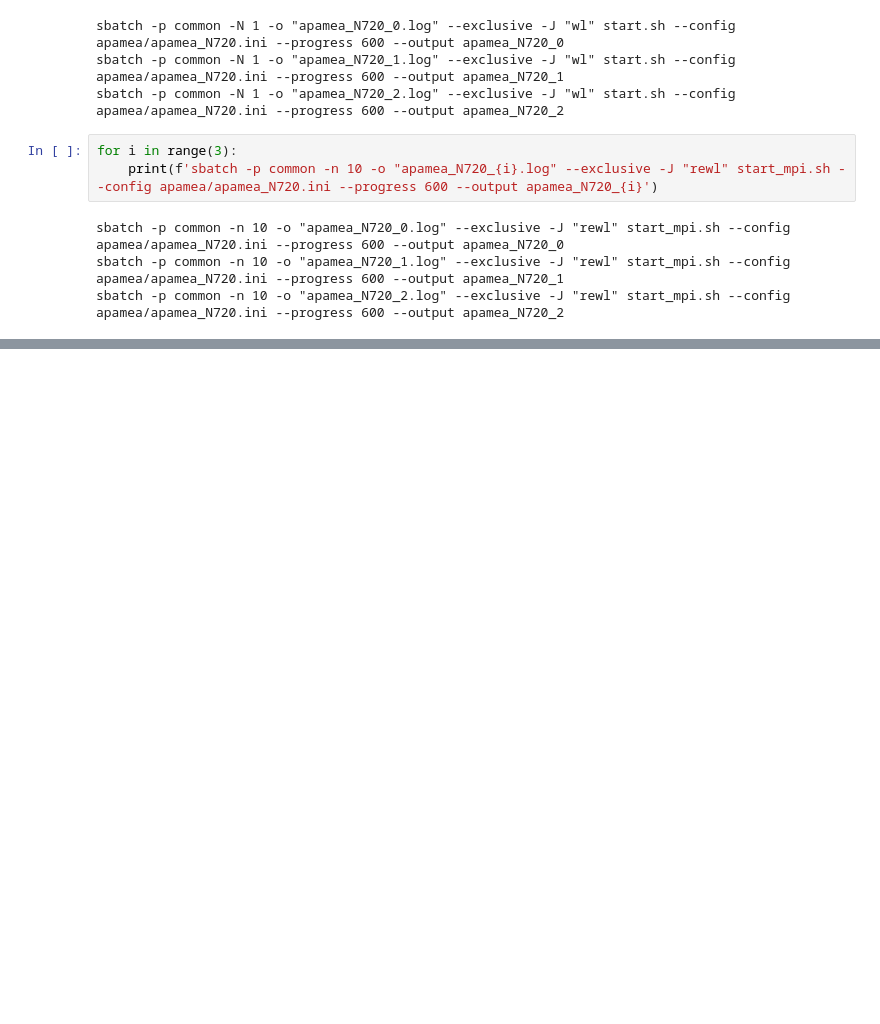
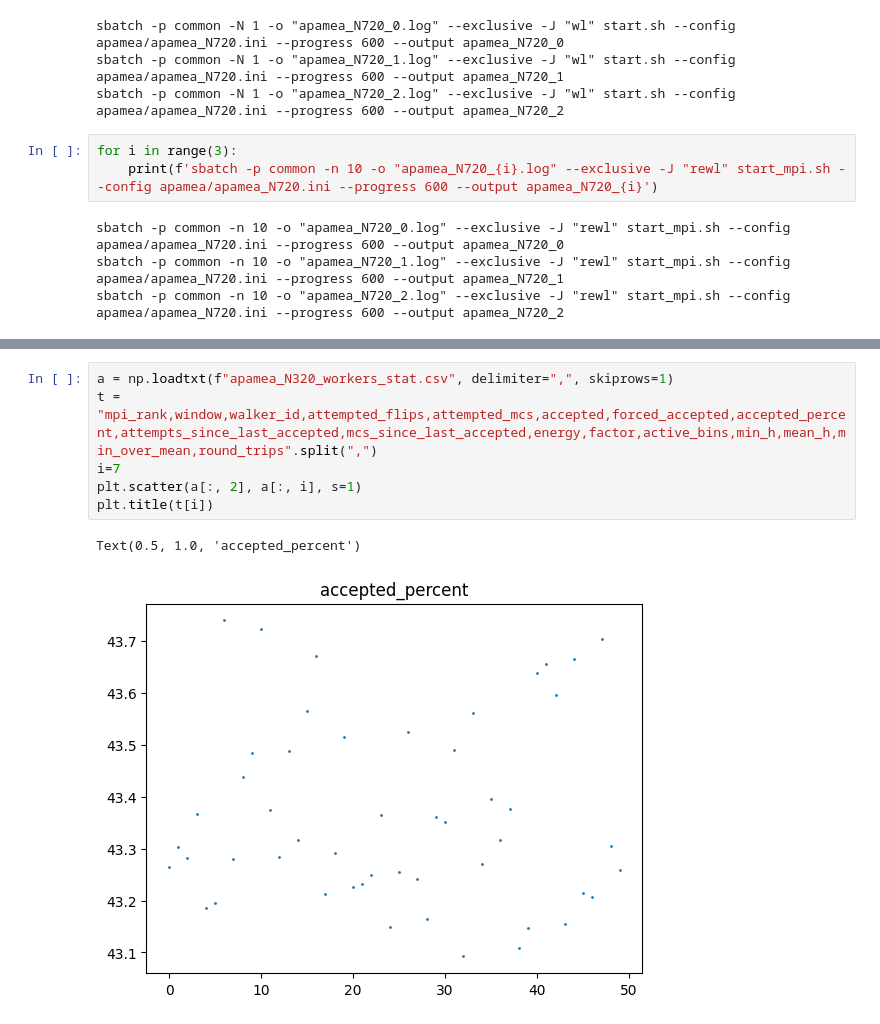
Before and after one commit to Faikert/replica_exchange_wang_landau, a Jupyter notebook: test.ipynb, the cells around one changed output, grey strips where cells are left out. Saved outputs shown, nothing was run; the diff lists cells and outputs as text; blank space fills up the shorter version.

```diff
--- a/test.ipynb
+++ b/test.ipynb
@@ -85,0 +116,9 @@ sbatch -p common -n 10 -o "apamea_N720_2.log" --exclusive -J "rewl" start_mpi.sh
+# %%
+a = np.loadtxt(f"apamea_N320_workers_stat.csv", delimiter=",", skiprows=1)
+t = "mpi_rank,window,walker_id,attempted_flips,attempted_mcs,accepted,forced_accepted,accepted_percent,attempts_since_last_accepted,mcs_since_last_accepted,energy,factor,active_bins,min_h,mean_h,min_over_mean,round_trips".split(",")
+i=7
+plt.scatter(a[:, 2], a[:, i], s=1)
+plt.title(t[i])
+# %% [output]
+Text(0.5, 1.0, 'accepted_percent')
+[figure, added]
```
Also changed, not shown: parts of 7 cells of this notebook, 20 other files.
